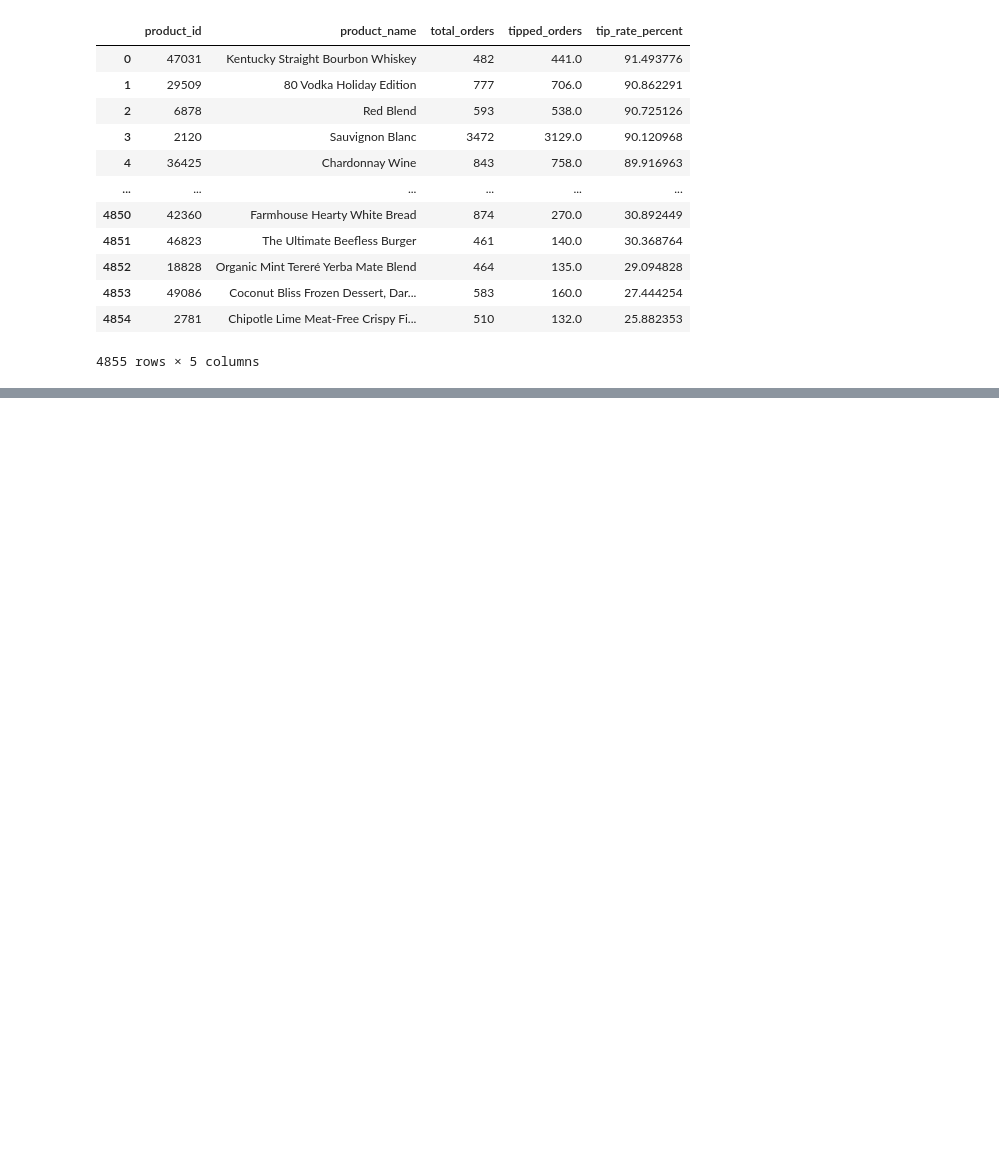
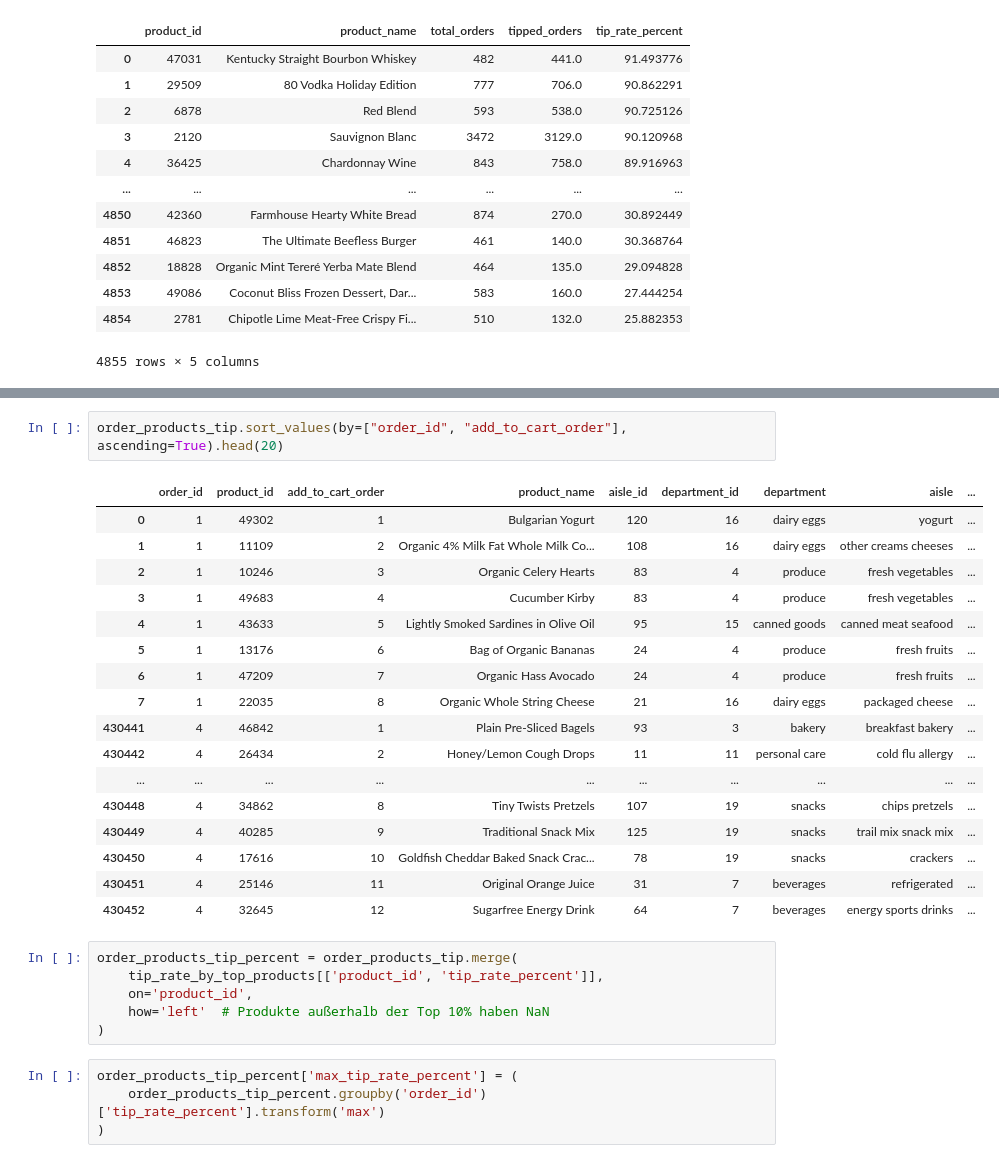
Before and after one commit to Datata1/dabi2, a Jupyter notebook: notebooks/notebooks/dabi2.ipynb, the cells around one changed output, grey strips where cells are left out. Saved outputs shown, nothing was run; the diff lists cells and outputs as text; blank space fills up the shorter version.

```diff
--- a/notebooks/notebooks/dabi2.ipynb
+++ b/notebooks/notebooks/dabi2.ipynb
@@ -425,0 +460,30 @@ tip_rate_by_top_products
+# %%
+order_products_tip.sort_values(by=["order_id", "add_to_cart_order"], ascending=True).head(20)
+# %% [output]
+|  | order_id | product_id | add_to_cart_order | product_name | aisle_id | department_id | department | aisle | ... |
+| 0 | 1 | 49302 | 1 | Bulgarian Yogurt | 120 | 16 | dairy eggs | yogurt | ... |
+| 1 | 1 | 11109 | 2 | Organic 4% Milk Fat Whole Milk Co... | 108 | 16 | dairy eggs | other creams cheeses | ... |
+| 2 | 1 | 10246 | 3 | Organic Celery Hearts | 83 | 4 | produce | fresh vegetables | ... |
+| 3 | 1 | 49683 | 4 | Cucumber Kirby | 83 | 4 | produce | fresh vegetables | ... |
+| 4 | 1 | 43633 | 5 | Lightly Smoked Sardines in Olive Oil | 95 | 15 | canned goods | canned meat seafood | ... |
+| 5 | 1 | 13176 | 6 | Bag of Organic Bananas | 24 | 4 | produce | fresh fruits | ... |
+| 6 | 1 | 47209 | 7 | Organic Hass Avocado | 24 | 4 | produce | fresh fruits | ... |
+| 7 | 1 | 22035 | 8 | Organic Whole String Cheese | 21 | 16 | dairy eggs | packaged cheese | ... |
+| 430441 | 4 | 46842 | 1 | Plain Pre-Sliced Bagels | 93 | 3 | bakery | breakfast bakery | ... |
+| 430442 | 4 | 26434 | 2 | Honey/Lemon Cough Drops | 11 | 11 | personal care | cold flu allergy | ... |
+| ... | ... | ... | ... | ... | ... | ... | ... | ... | ... |
+| 430448 | 4 | 34862 | 8 | Tiny Twists Pretzels | 107 | 19 | snacks | chips pretzels | ... |
+| 430449 | 4 | 40285 | 9 | Traditional Snack Mix | 125 | 19 | snacks | trail mix snack mix | ... |
+| 430450 | 4 | 17616 | 10 | Goldfish Cheddar Baked Snack Crac... | 78 | 19 | snacks | crackers | ... |
+| 430451 | 4 | 25146 | 11 | Original Orange Juice | 31 | 7 | beverages | refrigerated | ... |
+| 430452 | 4 | 32645 | 12 | Sugarfree Energy Drink | 64 | 7 | beverages | energy sports drinks | ... |
+# %%
+order_products_tip_percent = order_products_tip.merge(
+    tip_rate_by_top_products[['product_id', 'tip_rate_percent']],
+    on='product_id',
+    how='left'  # Produkte außerhalb der Top 10% haben NaN
+)
+# %%
+order_products_tip_percent['max_tip_rate_percent'] = (
+    order_products_tip_percent.groupby('order_id')['tip_rate_percent'].transform('max')
+)
```
Also changed, not shown: parts of 19 cells of this notebook, 8 other files.
